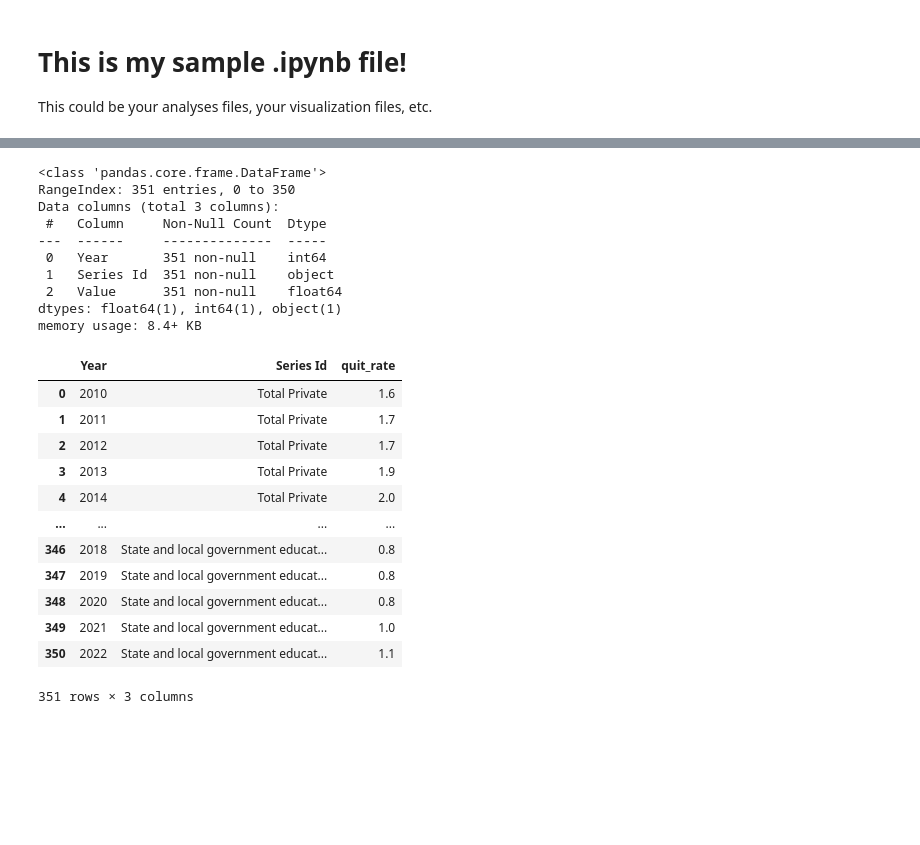
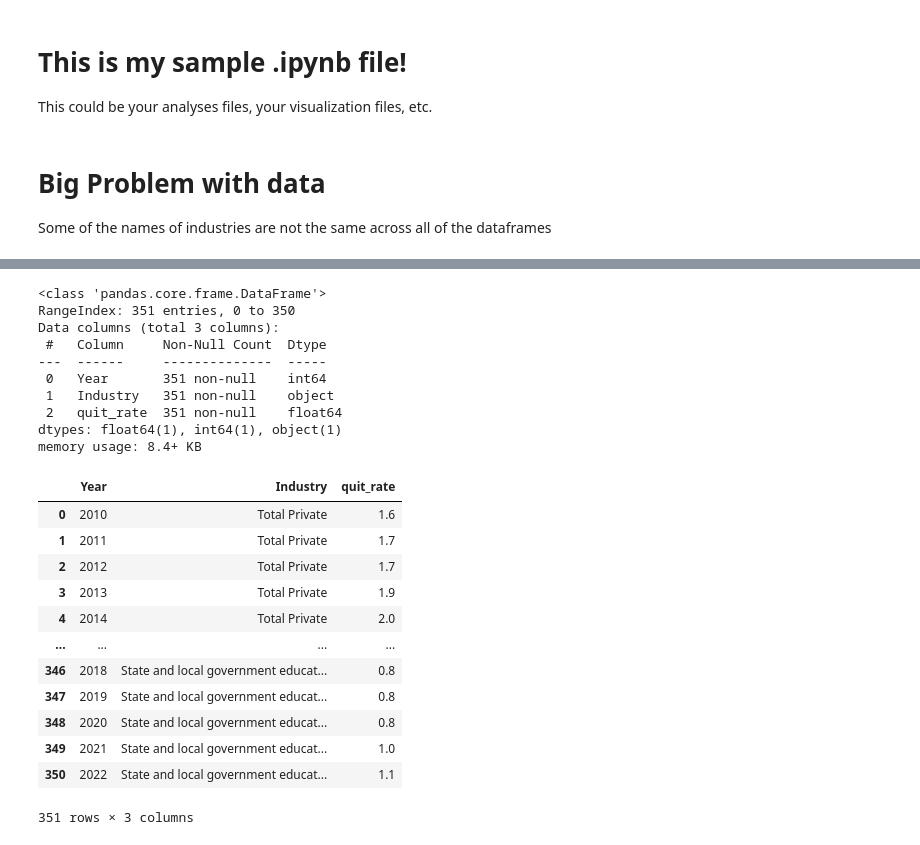
Before and after one commit to andrewschac/stash-ka, a Jupyter notebook: example.ipynb, the cells around one changed output, grey strips where cells are left out. Cells and saved outputs as stored; diff of their text form; code cells hidden in the pictures; blank space fills up the shorter version.

```diff
--- a/example.ipynb
+++ b/example.ipynb
@@ -10,6 +10,10 @@ import pandas_datareader as pdr
 import seaborn as sns
 from tqdm import tqdm
 import re
+# %% [markdown]
+# Big Problem with data
+
+Some of the names of industries are not the same across all of the dataframes
 # %%
 test = pd.read_csv('../stash-ka/inputs/employee_benefits.csv')
 test.info()
@@ -46,21 +50,21 @@ test['Industry'] = industry_name_list
 turnover = pd.read_csv('../stash-ka/inputs/turnover.csv')
 # %%
 turnover.info()
-turnover.rename(columns = {'Series title ':'Industry'}, inplace = True)
+turnover.rename(columns = {'Series Id':'Industry'}, inplace = True)
 turnover.rename(columns = {'Value':'quit_rate'}, inplace = True)
 turnover
 # %% [output]
 <class 'pandas.core.frame.DataFrame'>
 RangeIndex: 351 entries, 0 to 350
 Data columns (total 3 columns):
  #   Column     Non-Null Count  Dtype
 ---  ------     --------------  -----
  0   Year       351 non-null    int64
- 1   Series Id  351 non-null    object
- 2   Value      351 non-null    float64
+ 1   Industry   351 non-null    object
+ 2   quit_rate  351 non-null    float64
 dtypes: float64(1), int64(1), object(1)
 memory usage: 8.4+ KB
-|  | Year | Series Id | quit_rate |
+|  | Year | Industry | quit_rate |
 | 0 | 2010 | Total Private | 1.6 |
 | 1 | 2011 | Total Private | 1.7 |
 | 2 | 2012 | Total Private | 1.7 |
```
Also changed, not shown: parts of 2 cells of this notebook.
